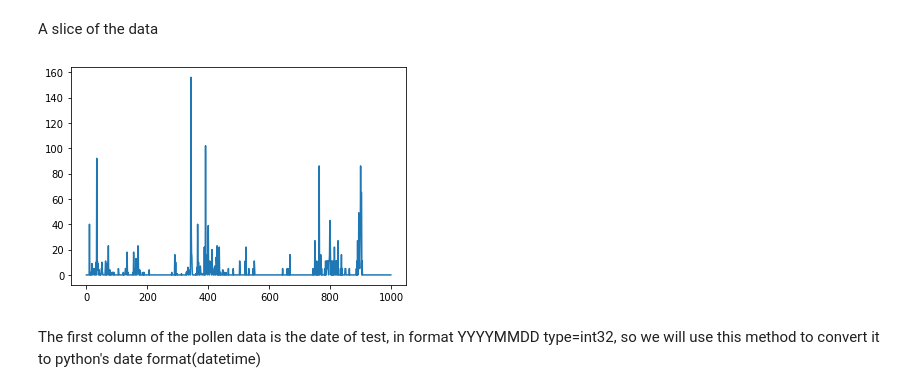
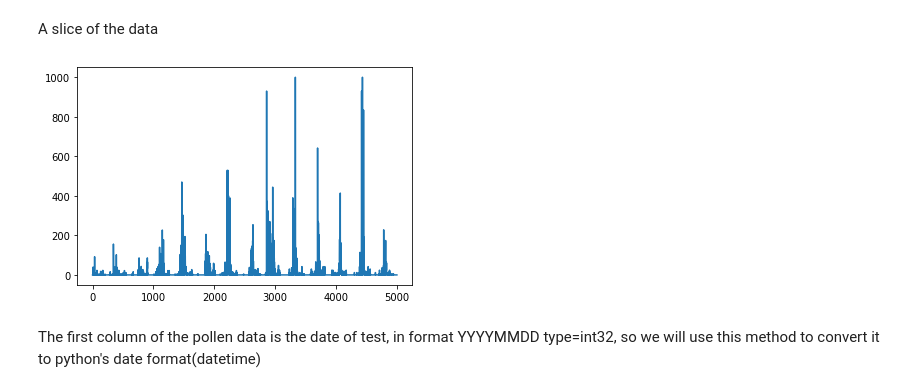
Before and after one commit to bolito2/pollen-forecast, a Jupyter notebook: forecast.ipynb, the cells around one changed output. Saved outputs shown, nothing was run; the diff lists cells and outputs as text; code cells hidden in the pictures.

```diff
--- a/forecast.ipynb
+++ b/forecast.ipynb
@@ -32,10 +32,10 @@ print(tf.config.list_physical_devices('GPU'))
 A slice of the data
 # %%
 cupresaceas = data.T[7]
-plt.plot(range(1000), cupresaceas[:1000])
+plt.plot(range(5000), np.minimum(cupresaceas[:5000], 1000))
 plt.show()
 # %% [output]
-[figure, old version]
+[figure, new version]
 # %% [markdown]
 The first column of the pollen data is the date of test, in format YYYYMMDD type=int32, so we will use this method to convert it to python's date format(datetime)
 # %%
```
Also changed, not shown: parts of 8 cells of this notebook, 6 other files.
